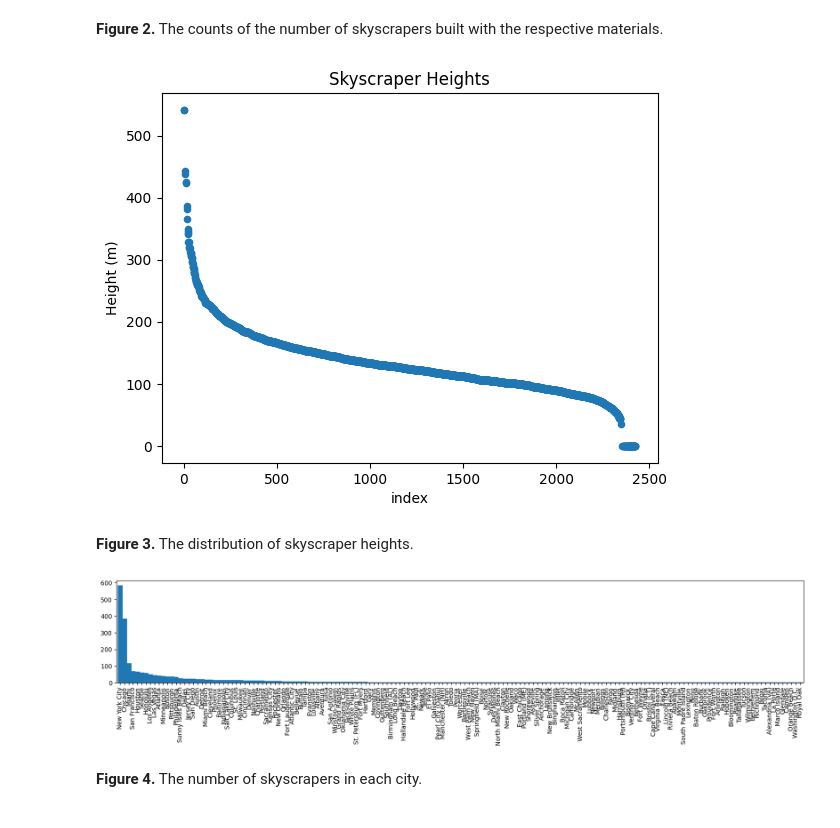
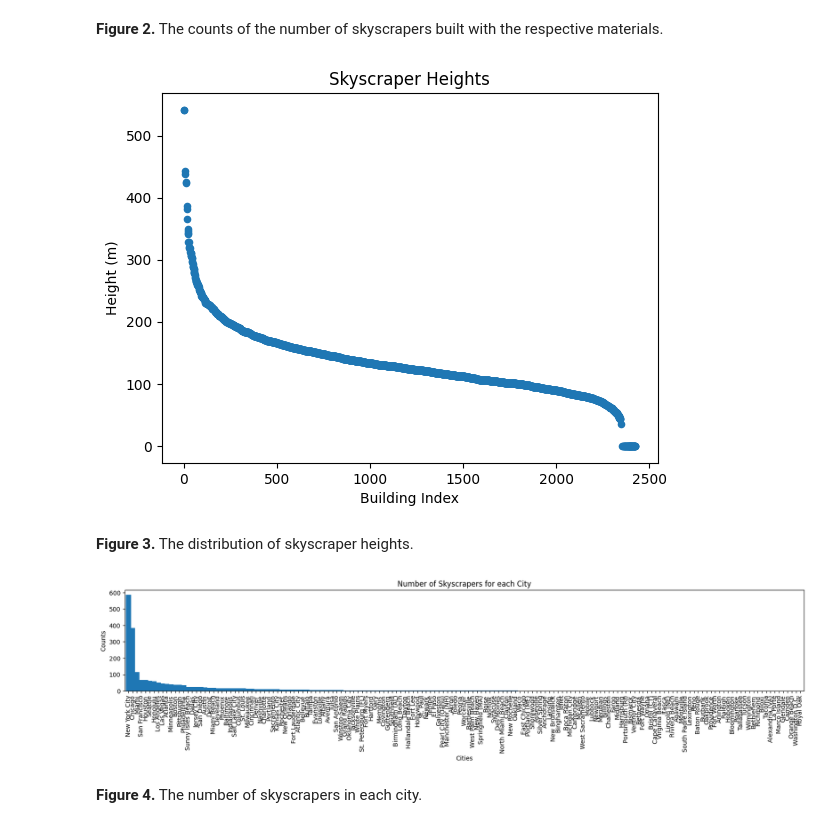
Before and after one commit to cyricng/DH140-Week-5_Example, a Jupyter notebook: Final Project .ipynb, the cells around one changed output. Cells and saved outputs as stored; diff of their text form; code cells hidden in the pictures.

```diff
--- a/Final Project .ipynb
+++ b/Final Project .ipynb
@@ -143,17 +146,21 @@ height.plot(kind='scatter', x='index', y='height')
 
 plt.title('Skyscraper Heights')
 plt.ylabel('Height (m)')
+plt.xlabel('Building Index')
 plt.show()
 # %% [output]
-[figure, old version]
+[figure, new version]
 # %% [markdown]
 **Figure 3.** The distribution of skyscraper heights.
 # %%
 cities = sky['location.city'].value_counts()
 cities.plot(kind='bar', width=1.2, figsize=(20,3))
+plt.ylabel('Counts')
+plt.xlabel('Cities')
+plt.title('Number of Skyscrapers for each City')
 plt.show()
 # %% [output]
-[figure, old version]
+[figure, new version]
 # %% [markdown]
 **Figure 4.** The number of skyscrapers in each city.
 # %%
```
Also changed, not shown: parts of 1 cell of this notebook.
